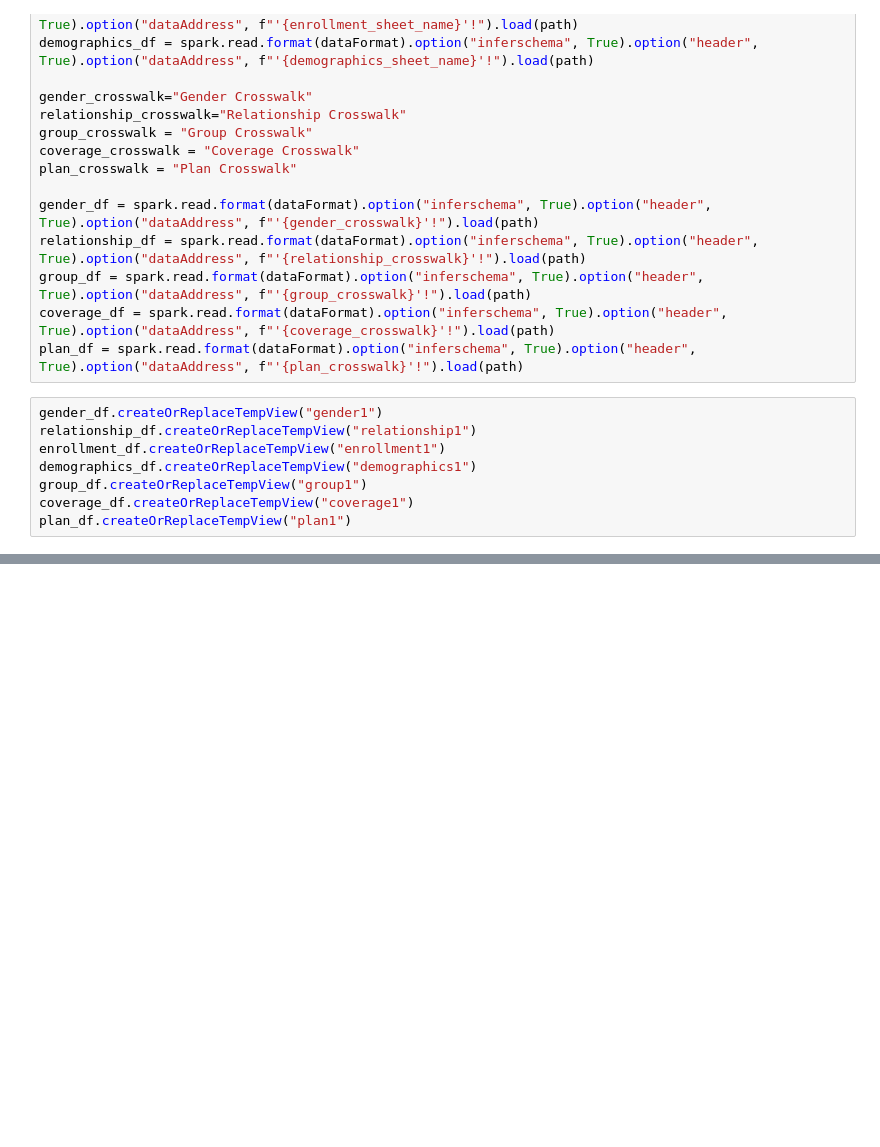
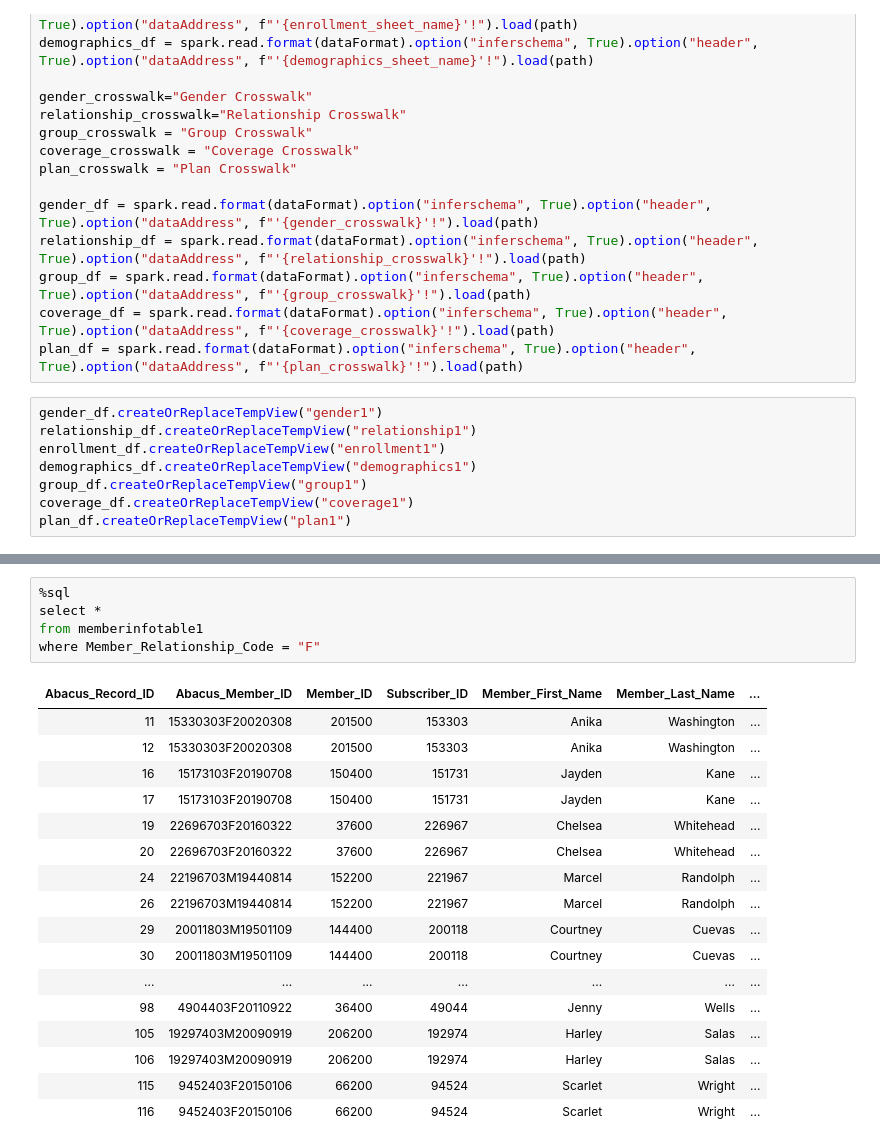
Before and after one commit to cezanekarki/Bootcamp-Tasks, a Jupyter notebook: HealthCare Eligibility Project.ipynb, the cells around one changed output, grey strips where cells are left out. Drawn from its saved outputs; the diff is of its cells as text; blank space fills up the shorter version.

```diff
--- a/HealthCare Eligibility Project.ipynb
+++ b/HealthCare Eligibility Project.ipynb
@@ -301,0 +269,23 @@ where Member_Relationship_Code = "F"
+# %%
+%sql
+select *
+from memberinfotable1
+where Member_Relationship_Code = "F"
+# %% [output]
+| Abacus_Record_ID | Abacus_Member_ID | Member_ID | Subscriber_ID | Member_First_Name | Member_Last_Name | ... |
+| 11 | 15330303F20020308 | 201500 | 153303 | Anika | Washington | ... |
+| 12 | 15330303F20020308 | 201500 | 153303 | Anika | Washington | ... |
+| 16 | 15173103F20190708 | 150400 | 151731 | Jayden | Kane | ... |
+| 17 | 15173103F20190708 | 150400 | 151731 | Jayden | Kane | ... |
+| 19 | 22696703F20160322 | 37600 | 226967 | Chelsea | Whitehead | ... |
+| 20 | 22696703F20160322 | 37600 | 226967 | Chelsea | Whitehead | ... |
+| 24 | 22196703M19440814 | 152200 | 221967 | Marcel | Randolph | ... |
+| 26 | 22196703M19440814 | 152200 | 221967 | Marcel | Randolph | ... |
+| 29 | 20011803M19501109 | 144400 | 200118 | Courtney | Cuevas | ... |
+| 30 | 20011803M19501109 | 144400 | 200118 | Courtney | Cuevas | ... |
+| ... | ... | ... | ... | ... | ... | ... |
+| 98 | 4904403F20110922 | 36400 | 49044 | Jenny | Wells | ... |
+| 105 | 19297403M20090919 | 206200 | 192974 | Harley | Salas | ... |
+| 106 | 19297403M20090919 | 206200 | 192974 | Harley | Salas | ... |
+| 115 | 9452403F20150106 | 66200 | 94524 | Scarlet | Wright | ... |
+| 116 | 9452403F20150106 | 66200 | 94524 | Scarlet | Wright | ... |
```
Also changed, not shown: parts of 7 cells of this notebook.
